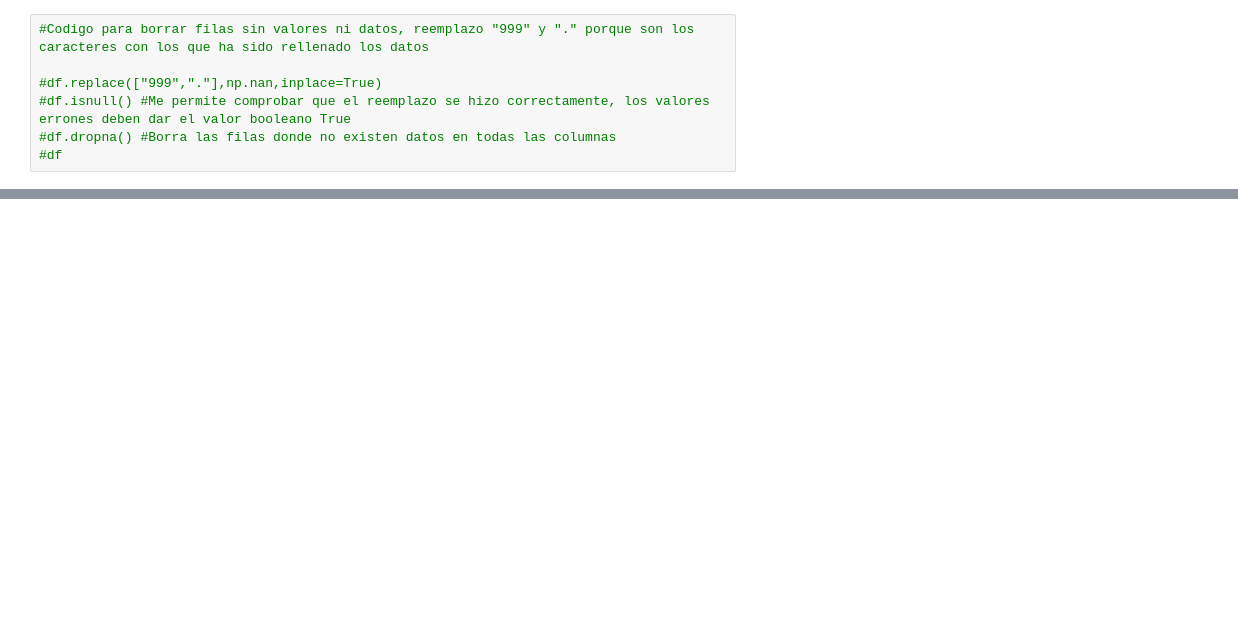
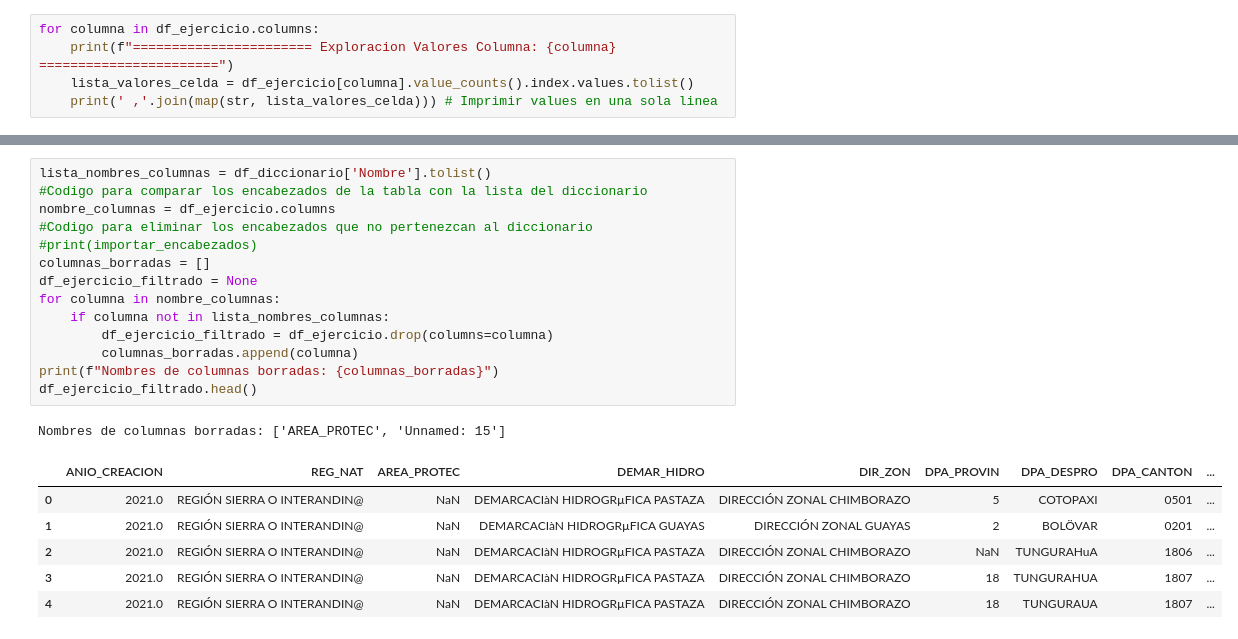
Before and after one commit to KarenParraA/Guia_metodologica, a Jupyter notebook: Limpieza_Datos.ipynb, the cells around one changed output, grey strips where cells are left out. Saved outputs shown, nothing was run; the diff lists cells and outputs as text; blank space fills up the shorter version.

```diff
--- a/Limpieza_Datos.ipynb
+++ b/Limpieza_Datos.ipynb
@@ -22,7 +76,5 @@ Unnamed: 15
 # %%
-#Codigo para borrar filas sin valores ni datos, reemplazo "999" y "." porque son los caracteres con los que ha sido rellenado los datos
-
-#df.replace(["999","."],np.nan,inplace=True)
-#df.isnull() #Me permite comprobar que el reemplazo se hizo correctamente, los valores errones deben dar el valor booleano True
-#df.dropna() #Borra las filas donde no existen datos en todas las columnas
-#df
+for columna in df_ejercicio.columns:
+    print(f"======================= Exploracion Valores Columna: {columna} =======================")
+    lista_valores_celda = df_ejercicio[columna].value_counts().index.values.tolist()
+    print(' ,'.join(map(str, lista_valores_celda))) # Imprimir values en una sola linea
@@ -49,0 +129,22 @@ for column in df.columns:
+# %%
+lista_nombres_columnas = df_diccionario['Nombre'].tolist()
+#Codigo para comparar los encabezados de la tabla con la lista del diccionario
+nombre_columnas = df_ejercicio.columns
+#Codigo para eliminar los encabezados que no pertenezcan al diccionario
+#print(importar_encabezados)
+columnas_borradas = []
+df_ejercicio_filtrado = None
+for columna in nombre_columnas:
+    if columna not in lista_nombres_columnas:
+        df_ejercicio_filtrado = df_ejercicio.drop(columns=columna)
+        columnas_borradas.append(columna)
+print(f"Nombres de columnas borradas: {columnas_borradas}")
+df_ejercicio_filtrado.head()
+# %% [output]
+Nombres de columnas borradas: ['AREA_PROTEC', 'Unnamed: 15']
+|  | ANIO_CREACION | REG_NAT | AREA_PROTEC | DEMAR_HIDRO | DIR_ZON | DPA_PROVIN | DPA_DESPRO | DPA_CANTON | ... |
+| 0 | 2021.0 | REGIÓN SIERRA O INTERANDIN@ | NaN | DEMARCACIàN HIDROGRµFICA PASTAZA | DIRECCIÓN ZONAL CHIMBORAZO | 5 | COTOPAXI | 0501 | ... |
+| 1 | 2021.0 | REGIÓN SIERRA O INTERANDIN@ | NaN | DEMARCACIàN HIDROGRµFICA GUAYAS | DIRECCIÓN ZONAL GUAYAS | 2 | BOLÖVAR | 0201 | ... |
+| 2 | 2021.0 | REGIÓN SIERRA O INTERANDIN@ | NaN | DEMARCACIàN HIDROGRµFICA PASTAZA | DIRECCIÓN ZONAL CHIMBORAZO | NaN | TUNGURAHuA | 1806 | ... |
+| 3 | 2021.0 | REGIÓN SIERRA O INTERANDIN@ | NaN | DEMARCACIàN HIDROGRµFICA PASTAZA | DIRECCIÓN ZONAL CHIMBORAZO | 18 | TUNGURAHUA | 1807 | ... |
+| 4 | 2021.0 | REGIÓN SIERRA O INTERANDIN@ | NaN | DEMARCACIàN HIDROGRµFICA PASTAZA | DIRECCIÓN ZONAL CHIMBORAZO | 18 | TUNGURAUA | 1807 | ... |
```
Also changed, not shown: parts of 23 cells of this notebook, 4 other files.
